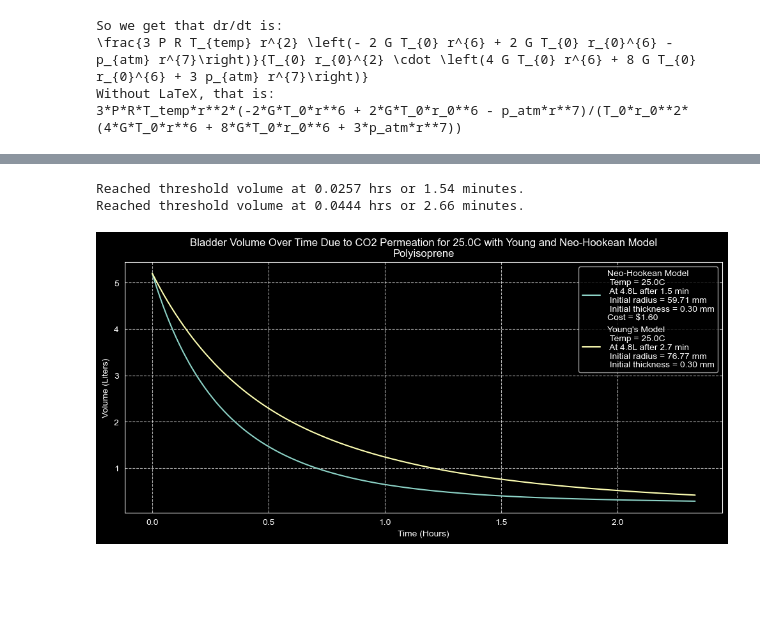
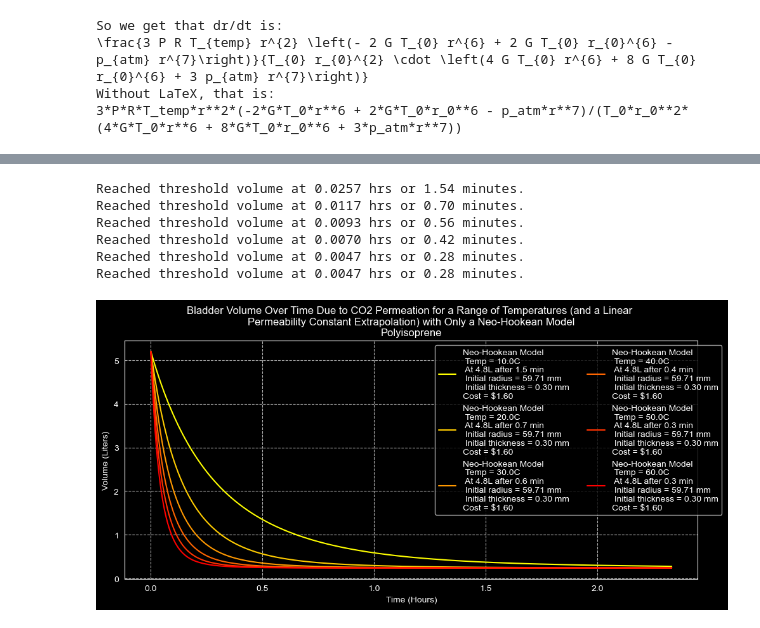
Before and after one commit to Nick-Apalis/ANU-PHYS2020-Modelling-Assignment, a Jupyter notebook: NeoHookeanAndMultiplePlots.ipynb, the cells around one changed output, grey strips where cells are left out. Cells and saved outputs as stored; diff of their text form; code cells hidden in the pictures; blank space fills up the shorter version.

```diff
--- a/NeoHookeanAndMultiplePlots.ipynb
+++ b/NeoHookeanAndMultiplePlots.ipynb
@@ -21,7 +73,7 @@ import os
 style={'description_width':'initial'}
 #Make sure that the titles dont get truncated and the titles are important because otherwise ill forget our units
 #Ok, redo all I had before but now add it all as sliders/input fields?
-MaterialNameInput=widgets.Text(value='', description='Material Name:', style=style)
+MaterialNameInput=widgets.Text(value='Polyisoprene', description='Material Name:', style=style)
 display(MaterialNameInput)
 
 PermConstInput=widgets.BoundedFloatText(value=3500.0, min=0.0, max=4000.0, step=0.1, description='Perm Const (Barrer):', style=style)
@@ -44,4 +96,7 @@ display(Shore_hardness_Input)
 
 Temperature_Input=widgets.BoundedFloatText(value=25, min=0.0, max=100, step=0.1, description='Room temp (C):', style=style)
 display(Temperature_Input)
+
+PermeabilityPercentage_Input=widgets.BoundedFloatText(value=71, min=0.0, max=100, step=0.1, description='Percentage change in perm (25C to 40C):', style=style)
+display(PermeabilityPercentage_Input)
 # %% [output]
@@ -85,6 +141,8 @@ ShoreHardness=Shore_hardness_Input.value
 Temp=Temperature_Input.value+273.15 #temp in K important
 
 Name=MaterialNameInput.value
+
+fractionalChangePerm=PermeabilityPercentage_Input.value/100
 # %% [markdown]
 # Optimise BCs - Neo-Hookean Model
 # %% [markdown]
@@ -435,6 +455,10 @@ plotYoung=checkboxYoungMod.value
 timeLength=timeRangeInput.value
 
 saveGraph=checkboxSaveGraph.value
+
+extrapolatePermeability=checkboxExtrapolationPerm.value
+
+P=3.348*1e-16*PermConstInput.value #Convert barrer to (mol m)/(m^2 s Pa) NB We need to redefine P each time we run this cell otherwise if you plot a range of temps consecutively with an extrapolation, P doesn't reset back.
 
 plt.figure(figsize=(10,5)) #Create figure, arb figsize for now
 
@@ -449,7 +473,11 @@ timeAtThreshold=0
 #Make the titles good for both the filename and the graph title
 
 if plotRangeTemps:
-    titleTemp='a Range of Temperatures'
+    if extrapolatePermeability:
+        permeabilityChangePerDegreeFromRoomTemp=P*(1+fractionalChangePerm)/15 #Insnaely long variable name but I will get ocnfused at this point if I don't spell it out for myself
+        titleTemp='a Range of Temperatures (and a Linear \nPermeability Constant Extrapolation)'
+    else:
+        titleTemp='a Range of Temperatures'
 else:
     titleTemp=f'{currentTemperature-273.15}C'
 
@@ -469,6 +497,10 @@ fileName=f'{Name}_{titleTemp}_{titleModel} Model Over Time Range {timeLength}.pn
 
 savePath=os.path.join(output_folder,fileName)
 
+#Get and define our colormaps:
+colormapYoung=plt.cm.get_cmap('viridis') #That's a cool colour map
+colormapNeo=plt.cm.get_cmap('autumn')
+
 
 def plotLabelNeoHookean(tempLabel, intersectPoint):
     labelNeo=f'Temp = {tempLabel-273.15}C \n At 4.8L after {intersectPoint:.1f} min\n Initial radius = {opt_r_0*1e3:.2f} mm\n Initial thickness = {opt_T_0*1e3:.2f} mm\nCost = ${cost:.2f}'
@@ -476,7 +508,7 @@ def plotLabelNeoHookean(tempLabel, intersectPoint):
     return labelNeo
 
 def plotLabelYoung(tempLabelYoung, intersectPointYoung):
-    labelYoung=f'Temp = {tempLabelYoung-273.15}C \n At 4.8L after {intersectPointYoung:.1f} min\n Initial radius = {opt_r_0_young*1e3:.2f} mm\n Initial thickness = {opt_T_0_young*1e3:.2f} mm'
+    labelYoung=f'Temp = {tempLabelYoung-273.15}C \n At 4.8L after {intersectPointYoung:.1f} min\n'
 
     return labelYoung
 
@@ -489,7 +521,7 @@ def dr_dt(t,r): #This is for the neo-hookean model, just can't be bothered to ch
 
     return dRdT #Pretty simple - we just plug in what we've aready optimised for, set up our insane equation, and leave the function in terms of t and r for numerical solutions
 
-def plotCurve_Neo():
+def plotCurve_Neo(colourNeo):
     if plotNeo:
         solution=solve_ivp(fun=dr_dt,t_span=tRange,y0=[opt_r],t_eval=tEval)
 
@@ -501,14 +533,14 @@ def plotCurve_Neo():
         V_vals_L=V_vals_m3*1e3 #Figure out the volumes in L
 
         for i in range(len(V_vals_L)):
-
+            #This is for finding the crossing once it gets to below 4.8L
             if V_vals_L[i] <= 4.8:
                 print(f"Reached threshold volume at {time_hr[i]:.4f} hrs or {time_hr[i]*60:.2f} minutes.")
                 timeAtThreshold=time_hr[i] #This is in hours
                 break  # Stop loop straight after it hits
 
         currentLabel=plotLabelNeoHookean(tempLabel=currentTemperature, intersectPoint=timeAtThreshold*60)
-        plt.plot(time_hr,V_vals_L, label=f'Neo-Hookean Model \n {currentLabel}')
+        plt.plot(time_hr,V_vals_L, c=colourNeo, label=f'Neo-Hookean Model \n {currentLabel}')
 
 def dr_dt_Young(t,r):
     num=3*P*R*currentTemperature*r*(2*E*opt_r_0_young*opt_T_0_young*(r-opt_r_0_young)+r**3*p_atm)
@@ -519,7 +551,7 @@ def dr_dt_Young(t,r):
 
     return dRdT
 
-def plotCurve_Young():
+def plotCurve_Young(colourYoung):
     if plotYoung:
         solution=solve_ivp(fun=dr_dt_Young,t_span=tRange,y0=[opt_r],t_eval=tEval)
 
@@ -531,40 +563,55 @@ def plotCurve_Young():
 
         V_vals_L=V_vals_m3*1e3 #Figure out the volumes in L
 
+        #This is for finding the crossing once it gets to below 4.8L
         for i in range(len(V_vals_L)):
             if V_vals_L[i] <= 4.8:
                 print(f"Reached threshold volume at {time_hr[i]:.4f} hrs or {time_hr[i]*60:.2f} minutes.")
                 timeAtThreshold=time_hr[i] #This is in hours
                 break  # Stop loop straight after it hits
 
         currentLabelYoung=plotLabelYoung(tempLabelYoung=currentTemperature, intersectPointYoung=timeAtThreshold*60)
 
-        plt.plot(time_hr,V_vals_L, label=f'Young\'s Model\n {currentLabelYoung}')
+        plt.plot(time_hr,V_vals_L, c=colourYoung, label=f'Young\'s Model\n {currentLabelYoung}')
 
 
 if plotRangeTemps:
     currentTemperature=283.15 #10C in K - start from 10C
     for i in range(6): #Recreate simulation for different temperatures from -10C to 25C
-        plotCurve_Neo()
-        plotCurve_Young()
-        currentTemperature=currentTemperature+10
+        if extrapolatePermeability:
+            colourValNeo=colormapNeo(1-(i/5))
+            colourValYoung=colormapYoung(1-(i/5))
+            P=(currentTemperature-273.15)*permeabilityChangePerDegreeFromRoomTemp
+            plotCurve_Neo(colourValNeo)
+            plotCurve_Young(colourValYoung)
+            currentTemperature=currentTemperature+10
+        else:
+            colourValNeo=colormapNeo(1-(i/5))
+            colourValYoung=colormapYoung(1-(i/5))
+            plotCurve_Neo(colourValNeo)
+            plotCurve_Young(colourValYoung)
+            currentTemperature=currentTemperature+10
 else:
-    plotCurve_Neo()
-    plotCurve_Young()
+    plotCurve_Neo('red')
+    plotCurve_Young('blue')
 
 
 plt.title(f'Bladder Volume Over Time Due to CO2 Permeation for {titleTemp} with {titleModel} Model\n{Name}')
 plt.xlabel('Time (Hours)')
 plt.ylabel('Volume (Liters)')
 plt.grid(True, linestyle='--', alpha=0.7)
-plt.legend(loc='upper right')
+plt.legend(ncol=2, bbox_to_anchor=(1.05, 1), loc='upper right')
 plt.tight_layout()
 
 if saveGraph:
     plt.savefig(savePath, dpi=300, bbox_inches='tight')
 
 plt.show()
 # %% [output]
 Reached threshold volume at 0.0257 hrs or 1.54 minutes.
-Reached threshold volume at 0.0444 hrs or 2.66 minutes.
+Reached threshold volume at 0.0117 hrs or 0.70 minutes.
+Reached threshold volume at 0.0093 hrs or 0.56 minutes.
+Reached threshold volume at 0.0070 hrs or 0.42 minutes.
+Reached threshold volume at 0.0047 hrs or 0.28 minutes.
+Reached threshold volume at 0.0047 hrs or 0.28 minutes.
-[figure, old version]
+[figure, new version]
```
Also changed, not shown: parts of 12 cells of this notebook.
